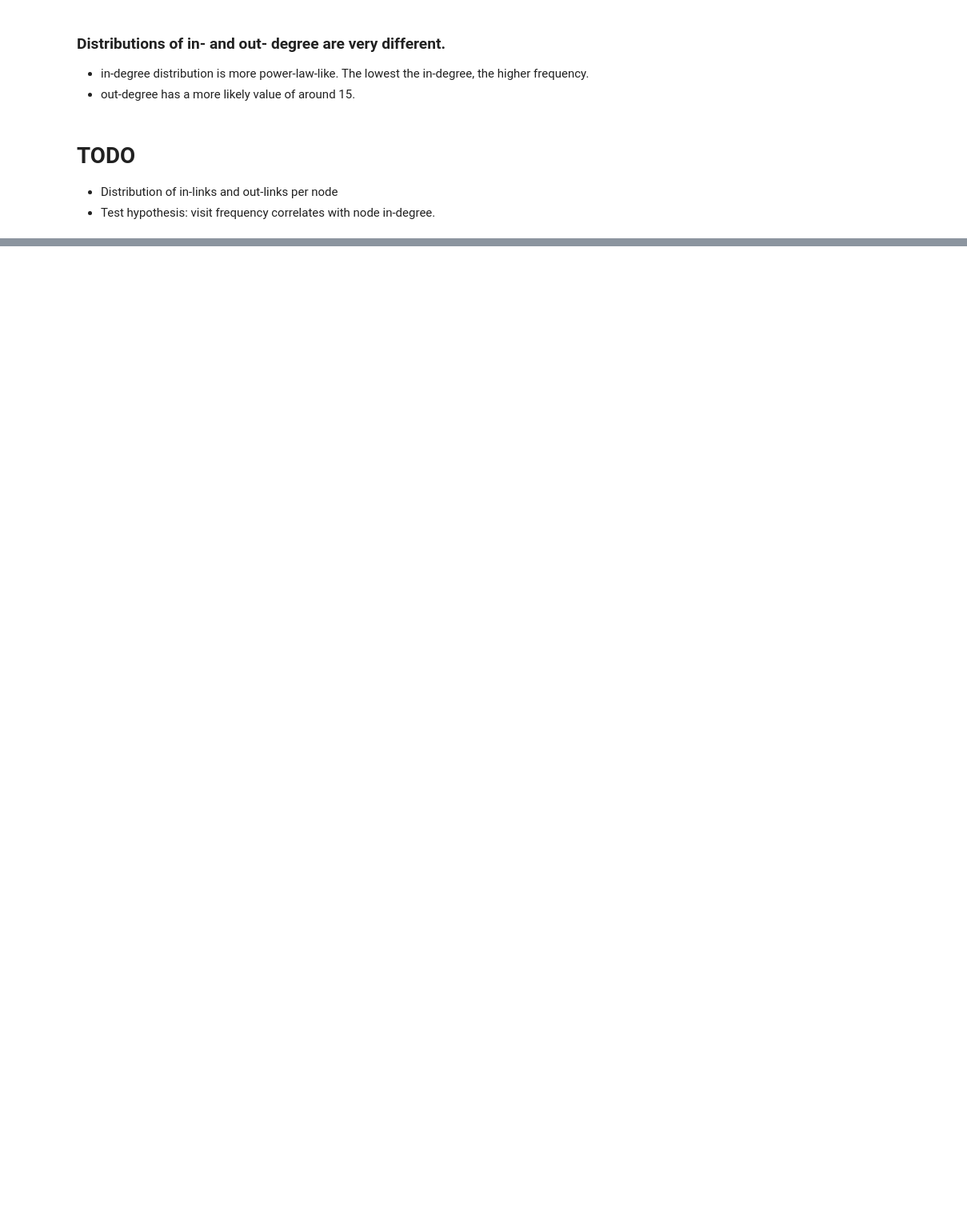
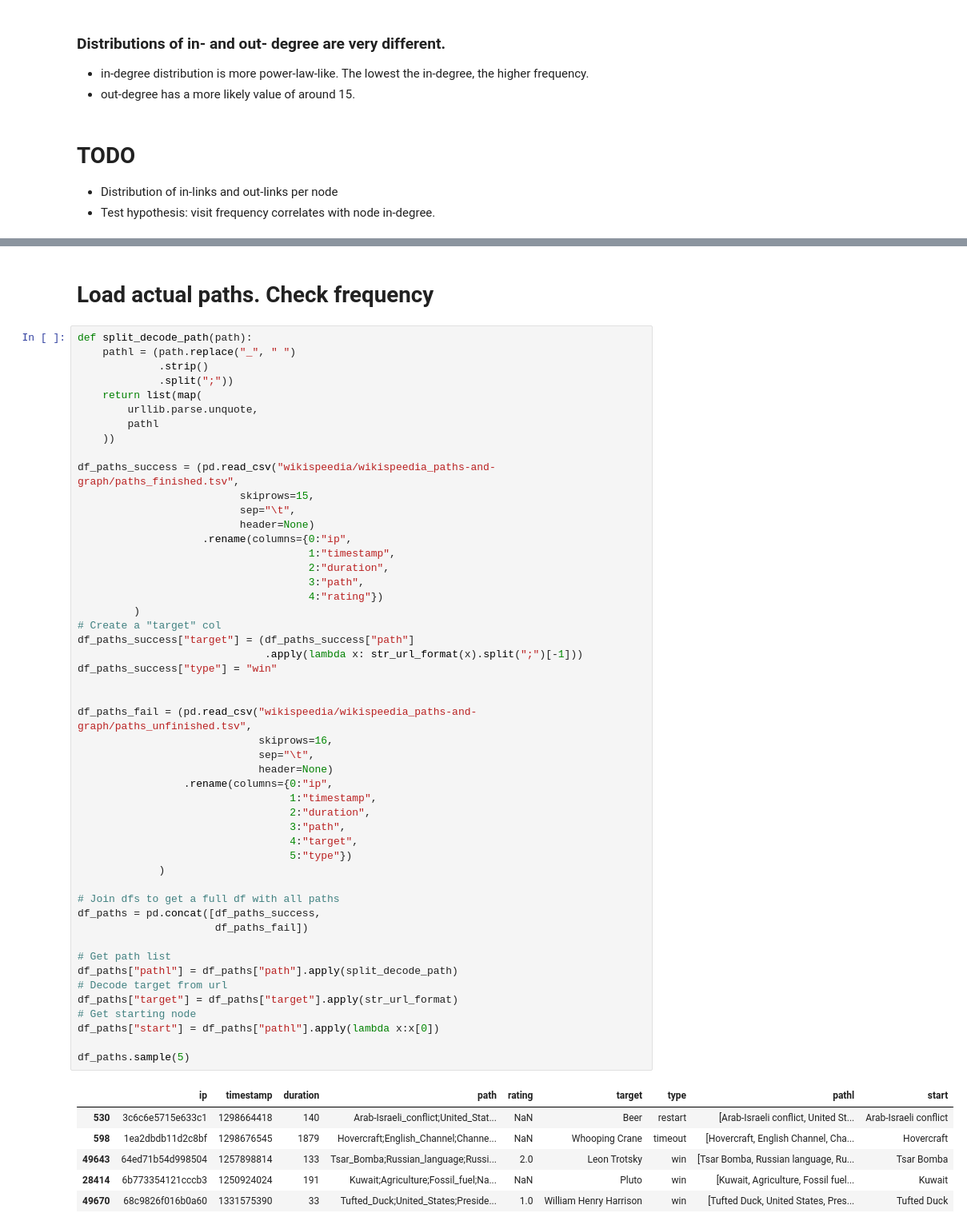
Before and after one commit to epfl-ada/ada-2022-project-theadalyzers, a Jupyter notebook: network-analysis.ipynb, the cells around one changed output, grey strips where cells are left out. Shown at 80% size. Drawn from its saved outputs; the diff is of its cells as text; blank space fills up the shorter version.

```diff
--- a/network-analysis.ipynb
+++ b/network-analysis.ipynb
@@ -215,0 +162,59 @@ df_paths.sample(5)
+# %% [markdown]
+# Load actual paths. Check frequency
+# %%
+def split_decode_path(path):
+    pathl = (path.replace("_", " ")
+             .strip()
+             .split(";"))
+    return list(map(
+        urllib.parse.unquote,
+        pathl
+    ))
+
+df_paths_success = (pd.read_csv("wikispeedia/wikispeedia_paths-and-graph/paths_finished.tsv",
+                          skiprows=15,
+                          sep="\t",
+                          header=None)
+                    .rename(columns={0:"ip",
+                                     1:"timestamp",
+                                     2:"duration",
+                                     3:"path",
+                                     4:"rating"})
+         )
+# Create a "target" col
+df_paths_success["target"] = (df_paths_success["path"]
+                              .apply(lambda x: str_url_format(x).split(";")[-1]))
+df_paths_success["type"] = "win"
+
+
+df_paths_fail = (pd.read_csv("wikispeedia/wikispeedia_paths-and-graph/paths_unfinished.tsv",
+                             skiprows=16,
+                             sep="\t",
+                             header=None)
+                 .rename(columns={0:"ip",
+                                  1:"timestamp",
+                                  2:"duration",
+                                  3:"path",
+                                  4:"target",
+                                  5:"type"})
+             )
+
+# Join dfs to get a full df with all paths
+df_paths = pd.concat([df_paths_success,
+                      df_paths_fail])
+
+# Get path list
+df_paths["pathl"] = df_paths["path"].apply(split_decode_path)
+# Decode target from url
+df_paths["target"] = df_paths["target"].apply(str_url_format)
+# Get starting node
+df_paths["start"] = df_paths["pathl"].apply(lambda x:x[0])
+
+df_paths.sample(5)
+# %% [output]
+|  | ip | timestamp | duration | path | rating | target | type | pathl | start |
+| 530 | 3c6c6e5715e633c1 | 1298664418 | 140 | Arab-Israeli_conflict;United_Stat... | NaN | Beer | restart | [Arab-Israeli conflict, United St... | Arab-Israeli conflict |
+| 598 | 1ea2dbdb11d2c8bf | 1298676545 | 1879 | Hovercraft;English_Channel;Channe... | NaN | Whooping Crane | timeout | [Hovercraft, English Channel, Cha... | Hovercraft |
+| 49643 | 64ed71b54d998504 | 1257898814 | 133 | Tsar_Bomba;Russian_language;Russi... | 2.0 | Leon Trotsky | win | [Tsar Bomba, Russian language, Ru... | Tsar Bomba |
+| 28414 | 6b773354121cccb3 | 1250924024 | 191 | Kuwait;Agriculture;Fossil_fuel;Na... | NaN | Pluto | win | [Kuwait, Agriculture, Fossil fuel... | Kuwait |
+| 49670 | 68c9826f016b0a60 | 1331575390 | 33 | Tufted_Duck;United_States;Preside... | 1.0 | William Henry Harrison | win | [Tufted Duck, United States, Pres... | Tufted Duck |
```
Also changed, not shown: parts of 18 cells of this notebook.
